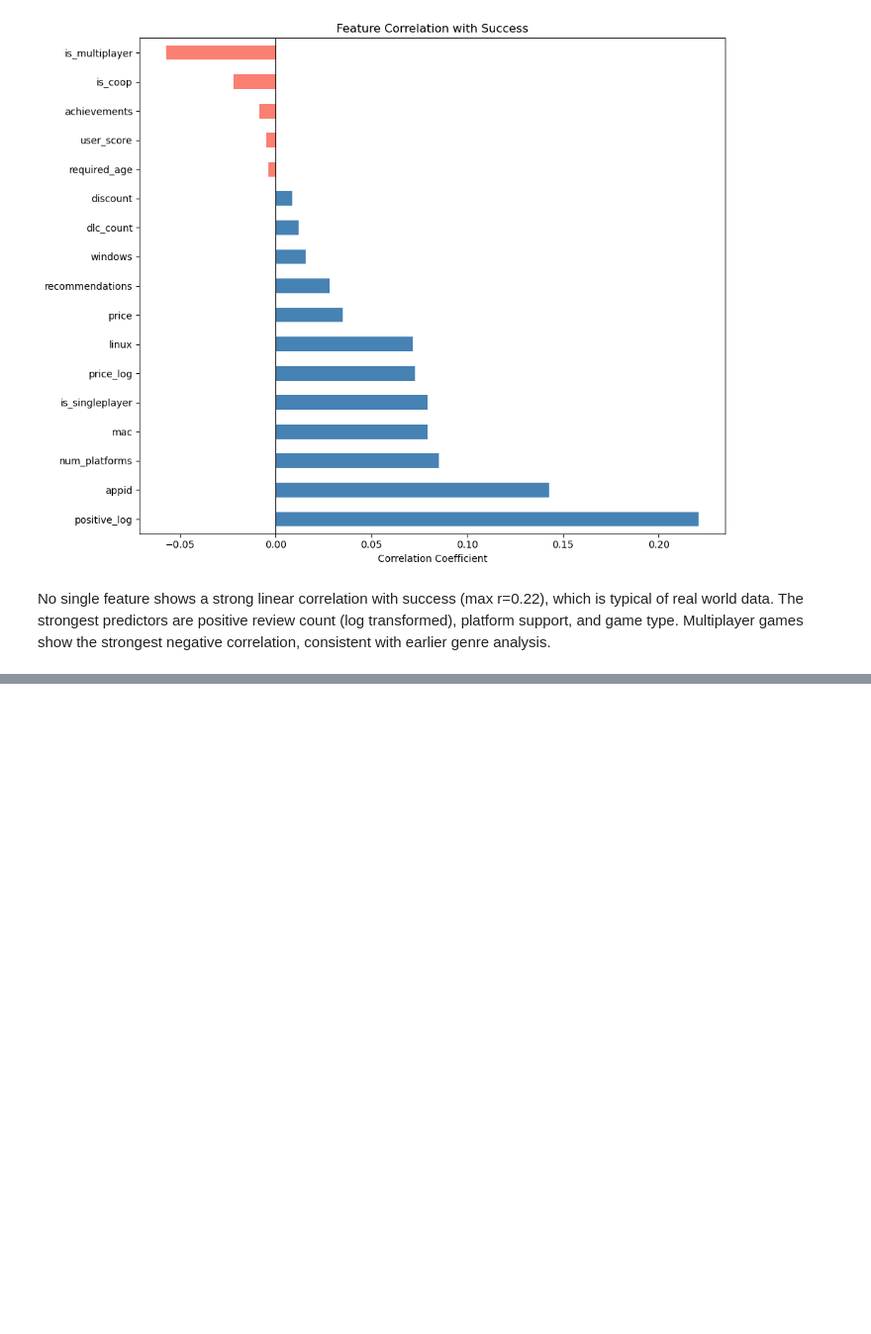
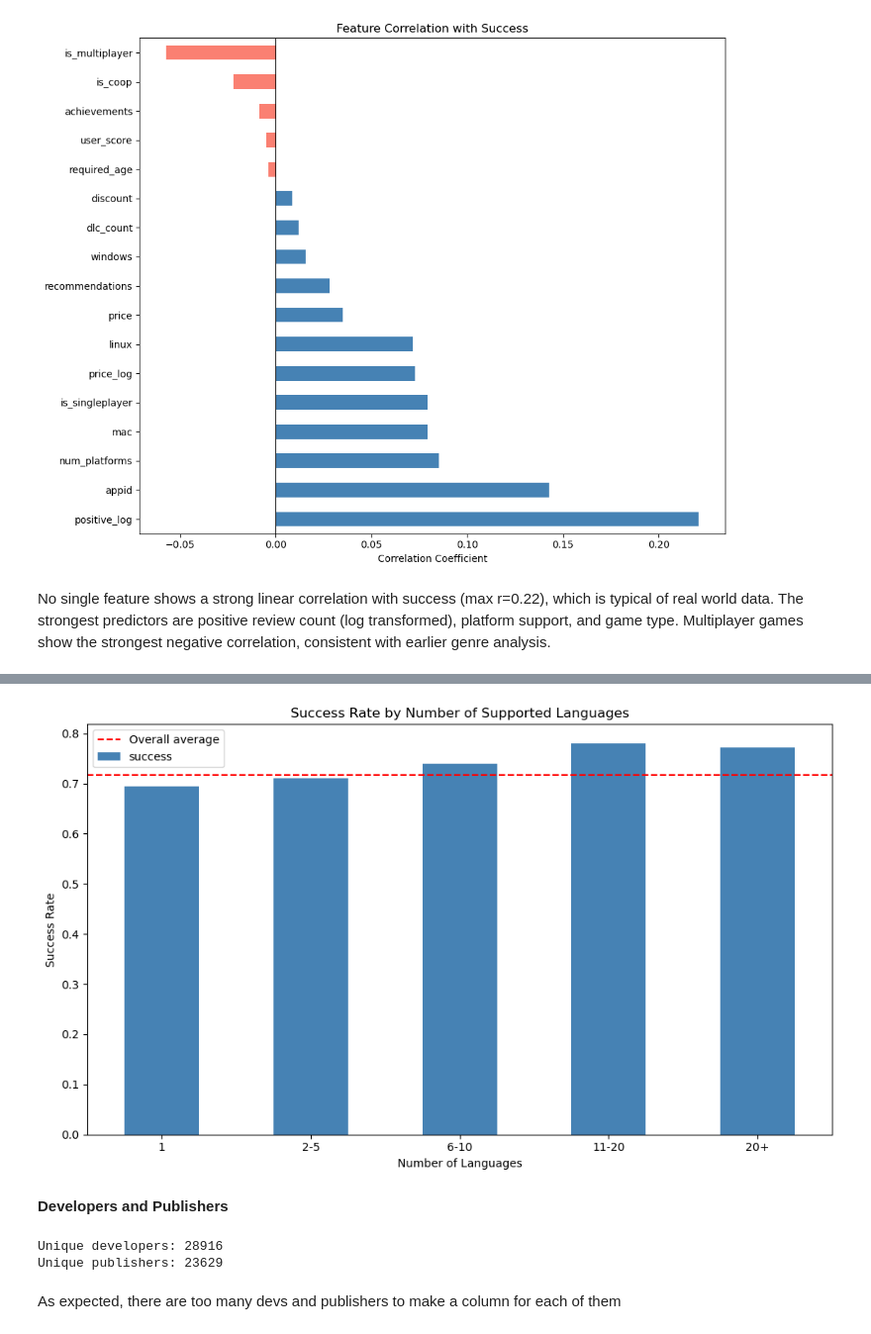
Before and after one commit to AhmadBeyruni299/steam-game-success-predictor, a Jupyter notebook: Untitled.ipynb, the cells around one changed output, grey strips where cells are left out. Shown at 99% size. Cells and saved outputs as stored; diff of their text form; code cells hidden in the pictures; blank space fills up the shorter version.

```diff
--- a/Untitled.ipynb
+++ b/Untitled.ipynb
@@ -581,0 +799,7 @@ No single feature shows a strong linear correlation with success (max r=0.22), w
+# %%
+# Extract lower bound from range strings like "0 - 20000"
+df['owners_lower'] = df['estimated_owners'].str.split(' - ').str[0].str.replace(',', '').astype(int)
+
+print(df[['estimated_owners', 'owners_lower']].head(10))
+print(f"\nValue counts of owners_lower:")
+print(df['owners_lower'].value_counts().head(10))
@@ -581,0 +826,4 @@ No single feature shows a strong linear correlation with success (max r=0.22), w
+# %%
+df['owners_log'] = np.log1p(df['owners_lower'])
+
+print(df[['owners_lower', 'owners_log']].describe())
@@ -581,0 +842,3 @@ No single feature shows a strong linear correlation with success (max r=0.22), w
+# %%
+df = df.copy()
+print("Dataframe defragmented successfully")
@@ -581,0 +849,10 @@ No single feature shows a strong linear correlation with success (max r=0.22), w
+# %%
+df['num_languages'] = df['supported_languages'].str.strip("[]").str.replace("'", "").str.split(", ").apply(len)
+
+print(df['num_languages'].describe())
+
+df['language_bins'] = pd.cut(df['num_languages'],
+                              bins=[0, 1, 5, 10, 20, 200],
+                              labels=['1', '2-5', '6-10', '11-20', '20+'])
+
+print(df.groupby('language_bins', observed=False)['success'].agg(['mean', 'count']))
@@ -581,0 +880,23 @@ No single feature shows a strong linear correlation with success (max r=0.22), w
+# %%
+plt.figure(figsize=(10, 6))
+df.groupby('language_bins', observed=False)['success'].mean().plot(kind='bar', color='steelblue')
+plt.axhline(y=df['success'].mean(), color='red', linestyle='--', label='Overall average')
+plt.title('Success Rate by Number of Supported Languages')
+plt.xlabel('Number of Languages')
+plt.ylabel('Success Rate')
+plt.xticks(rotation=0)
+plt.legend()
+plt.tight_layout()
+plt.show()
+# %% [output]
+[figure, added]
+# %% [markdown]
+**Developers and Publishers**
+# %%
+print(f"Unique developers: {df['developers'].nunique()}")
+print(f"Unique publishers: {df['publishers'].nunique()}")
+# %% [output]
+Unique developers: 28916
+Unique publishers: 23629
+# %% [markdown]
+As expected, there are too many devs and publishers to make a column for each of them
```
Also changed, not shown: parts of 35 cells of this notebook.
